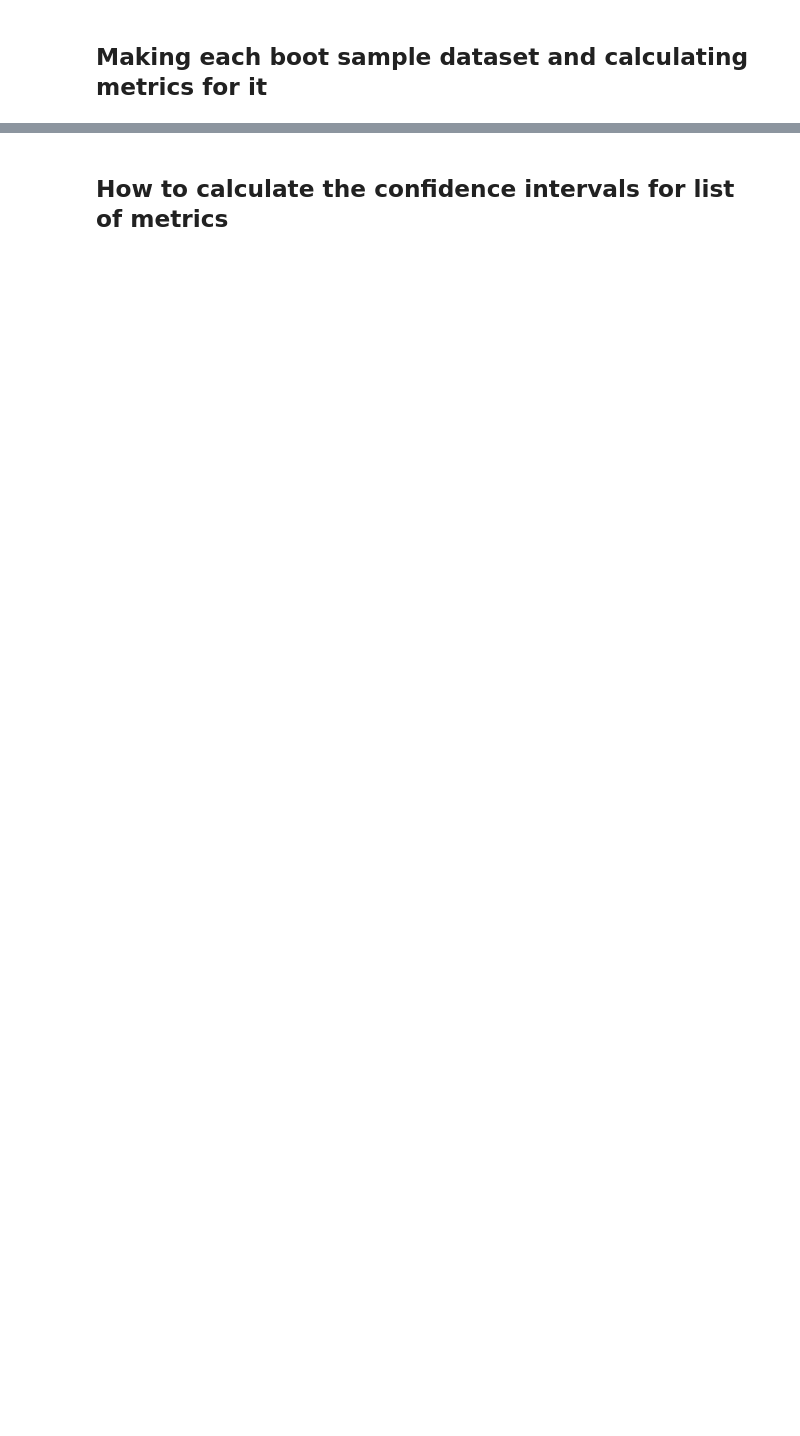
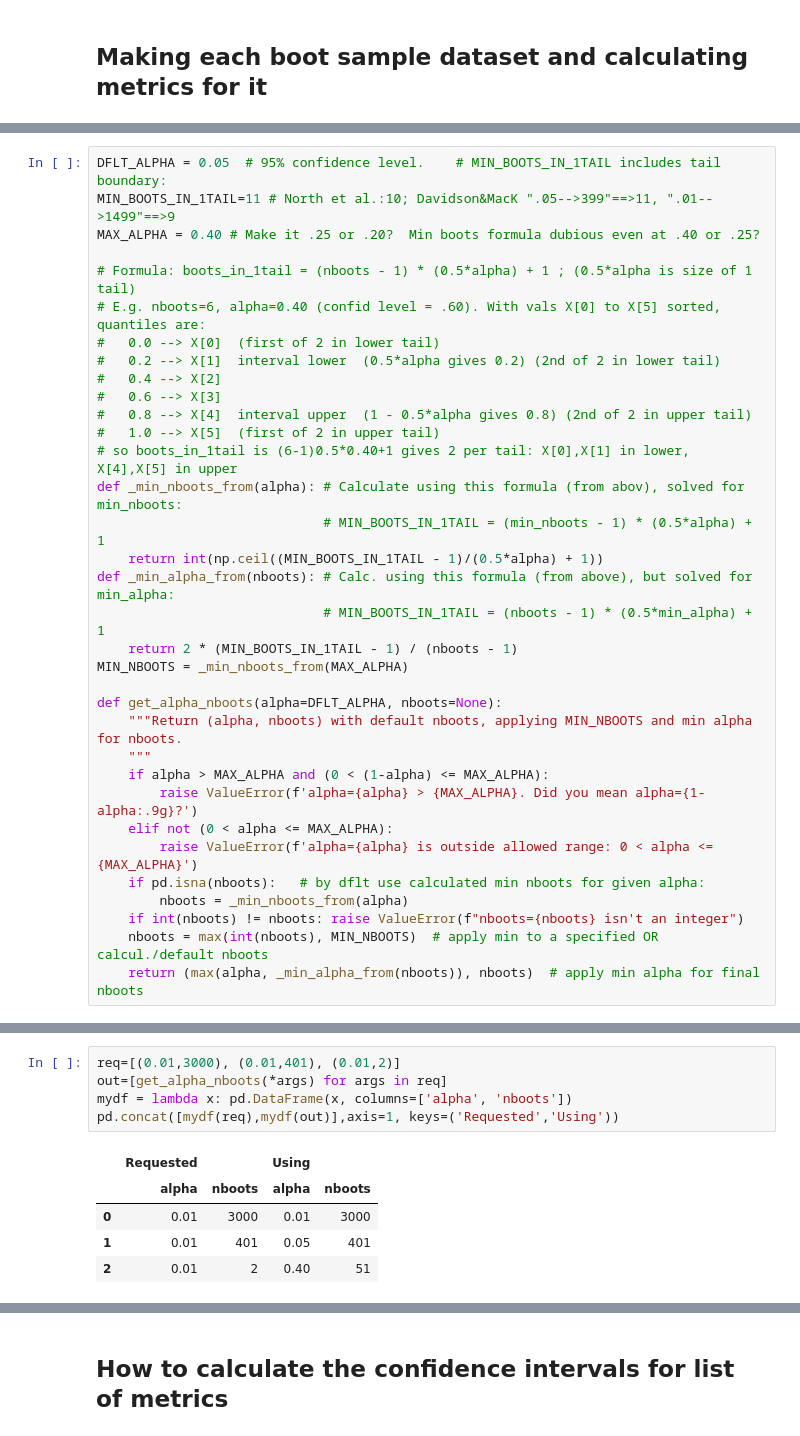
Before and after one commit to DavidRosen/conf-intervals-auto, a Jupyter notebook: bootConfIntAutoV1o_standalone.ipynb, the cells around one changed output, grey strips where cells are left out. Cells and saved outputs as stored; diff of their text form; blank space fills up the shorter version.

```diff
--- a/bootConfIntAutoV1o_standalone.ipynb
+++ b/bootConfIntAutoV1o_standalone.ipynb
@@ -232,0 +218,34 @@ def _quantile(series, percent):  # return lower and upper bound:
+# %%
+DFLT_ALPHA = 0.05  # 95% confidence level.    # MIN_BOOTS_IN_1TAIL includes tail boundary:
+MIN_BOOTS_IN_1TAIL=11 # North et al.:10; Davidson&MacK ".05-->399"==>11, ".01-->1499"==>9
+MAX_ALPHA = 0.40 # Make it .25 or .20?  Min boots formula dubious even at .40 or .25?
+
+# Formula: boots_in_1tail = (nboots - 1) * (0.5*alpha) + 1 ; (0.5*alpha is size of 1 tail)
+# E.g. nboots=6, alpha=0.40 (confid level = .60). With vals X[0] to X[5] sorted, quantiles are:
+#   0.0 --> X[0]  (first of 2 in lower tail)
+#   0.2 --> X[1]  interval lower  (0.5*alpha gives 0.2) (2nd of 2 in lower tail)
+#   0.4 --> X[2]
+#   0.6 --> X[3]
+#   0.8 --> X[4]  interval upper  (1 - 0.5*alpha gives 0.8) (2nd of 2 in upper tail)
+#   1.0 --> X[5]  (first of 2 in upper tail)
+# so boots_in_1tail is (6-1)0.5*0.40+1 gives 2 per tail: X[0],X[1] in lower, X[4],X[5] in upper
+def _min_nboots_from(alpha): # Calculate using this formula (from abov), solved for min_nboots:
+                             # MIN_BOOTS_IN_1TAIL = (min_nboots - 1) * (0.5*alpha) + 1
+    return int(np.ceil((MIN_BOOTS_IN_1TAIL - 1)/(0.5*alpha) + 1))
+def _min_alpha_from(nboots): # Calc. using this formula (from above), but solved for min_alpha:
+                             # MIN_BOOTS_IN_1TAIL = (nboots - 1) * (0.5*min_alpha) + 1
+    return 2 * (MIN_BOOTS_IN_1TAIL - 1) / (nboots - 1)
+MIN_NBOOTS = _min_nboots_from(MAX_ALPHA)
+
+def get_alpha_nboots(alpha=DFLT_ALPHA, nboots=None):
+    """Return (alpha, nboots) with default nboots, applying MIN_NBOOTS and min alpha for nboots.
+    """
+    if alpha > MAX_ALPHA and (0 < (1-alpha) <= MAX_ALPHA):
+        raise ValueError(f'alpha={alpha} > {MAX_ALPHA}. Did you mean alpha={1-alpha:.9g}?')
+    elif not (0 < alpha <= MAX_ALPHA):
+        raise ValueError(f'alpha={alpha} is outside allowed range: 0 < alpha <= {MAX_ALPHA}')
+    if pd.isna(nboots):   # by dflt use calculated min nboots for given alpha:
+        nboots = _min_nboots_from(alpha)
+    if int(nboots) != nboots: raise ValueError(f"nboots={nboots} isn't an integer")
+    nboots = max(int(nboots), MIN_NBOOTS)  # apply min to a specified OR calcul./default nboots
+    return (max(alpha, _min_alpha_from(nboots)), nboots)  # apply min alpha for final nboots
@@ -233 +268,12 @@ def _quantile(series, percent):  # return lower and upper bound:
+# %%
+req=[(0.01,3000), (0.01,401), (0.01,2)]
+out=[get_alpha_nboots(*args) for args in req]
+mydf = lambda x: pd.DataFrame(x, columns=['alpha', 'nboots'])
+pd.concat([mydf(req),mydf(out)],axis=1, keys=('Requested','Using'))
+# %% [output]
+|  | Requested |  | Using |  |
+|  | alpha | nboots | alpha | nboots |
+| 0 | 0.01 | 3000 | 0.01 | 3000 |
+| 1 | 0.01 | 401 | 0.05 | 401 |
+| 2 | 0.01 | 2 | 0.40 | 51 |
 # %% [markdown]
```
Also changed, not shown: parts of 30 cells of this notebook.
